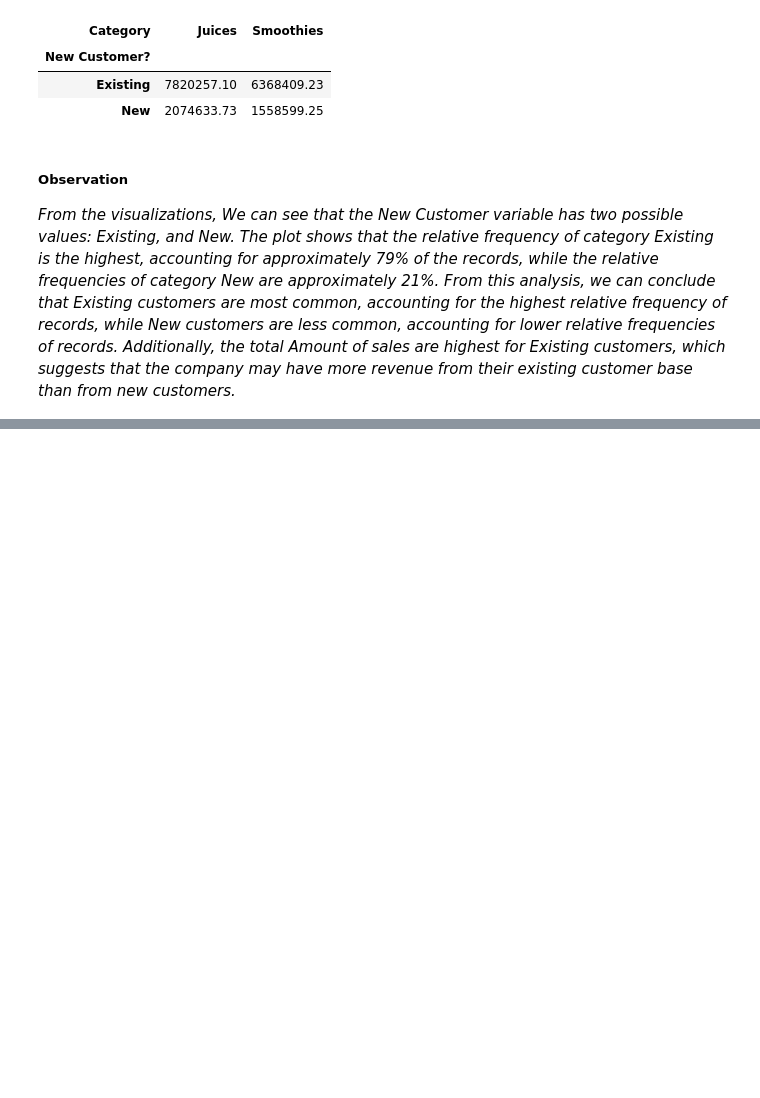
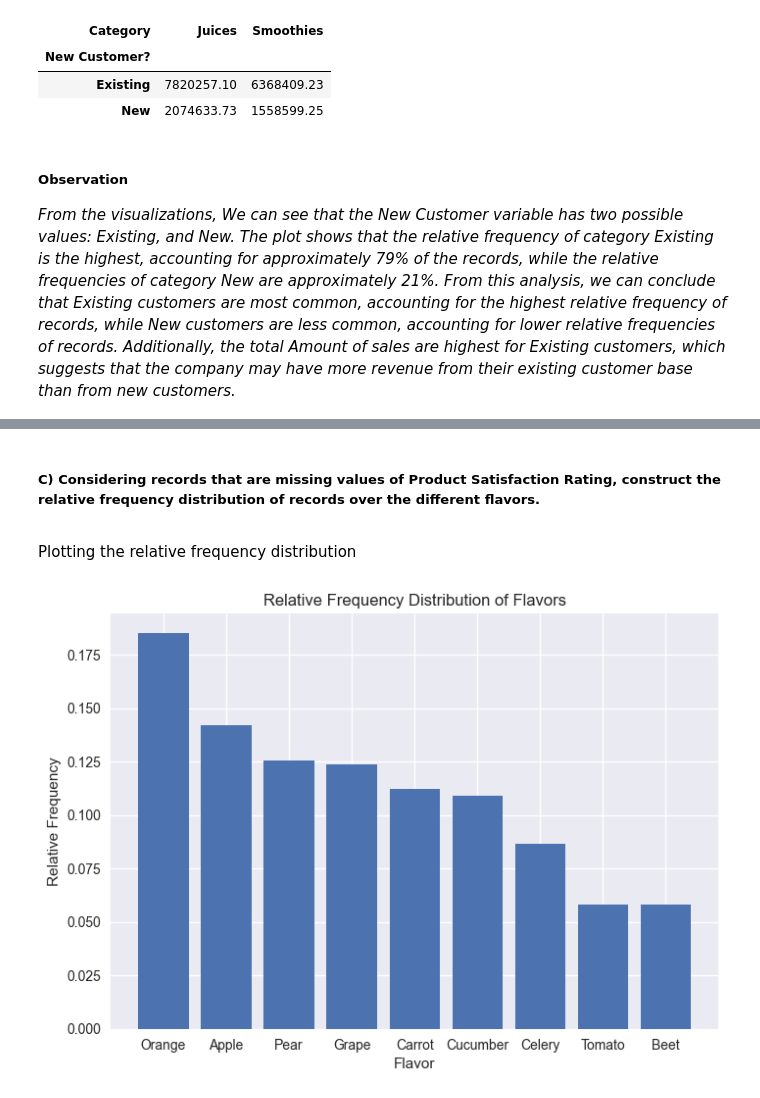
Before and after one commit to MutugiBrian/Data-Science-Prac, a Jupyter notebook: Prep.ipynb, the cells around one changed output, grey strips where cells are left out. Saved outputs shown, nothing was run; the diff lists cells and outputs as text; code cells hidden in the pictures; blank space fills up the shorter version.

```diff
--- a/Prep.ipynb
+++ b/Prep.ipynb
@@ -331,0 +388,20 @@ Additionally, the total Amount of sales are highest for Existing customers, whic
+# %% [markdown]
+##### <p> C) Considering records that are missing values of Product Satisfaction Rating, construct the relative frequency distribution of records over the different flavors.
+</p>
+# %% [markdown]
+Plotting the relative frequency distribution
+# %%
+edf_PSR_na_filtered = edf[edf["Product Satisfaction Rating"].isna()]
+
+flavor_counts = edf_PSR_na_filtered["Flavor"].value_counts()
+total_records = len(edf_PSR_na_filtered)
+
+fig, ax = plt.subplots()
+ax.bar(flavor_counts.index, flavor_counts/total_records)
+ax.set_xlabel("Flavor")
+ax.set_ylabel("Relative Frequency")
+ax.set_title("Relative Frequency Distribution of Flavors")
+
+plt.show()
+# %% [output]
+[figure, added]
```
Also changed, not shown: parts of 12 cells of this notebook, 1 other file.
